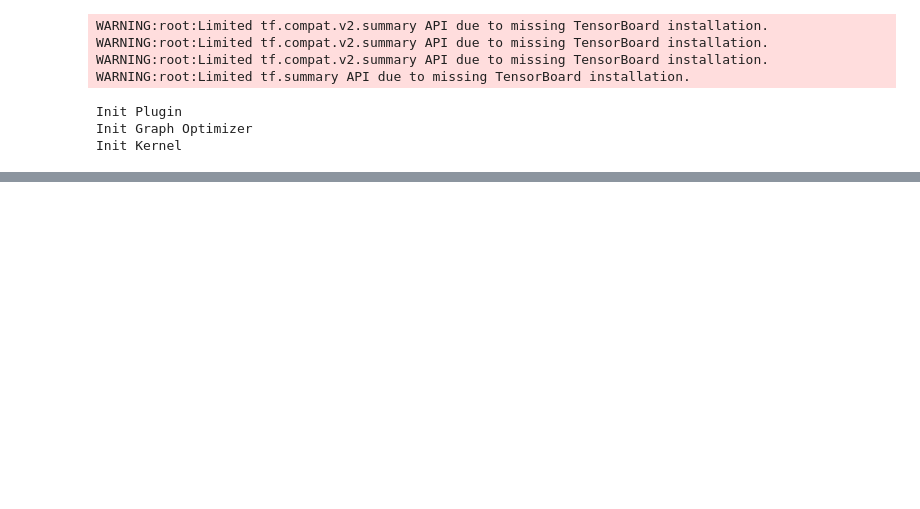
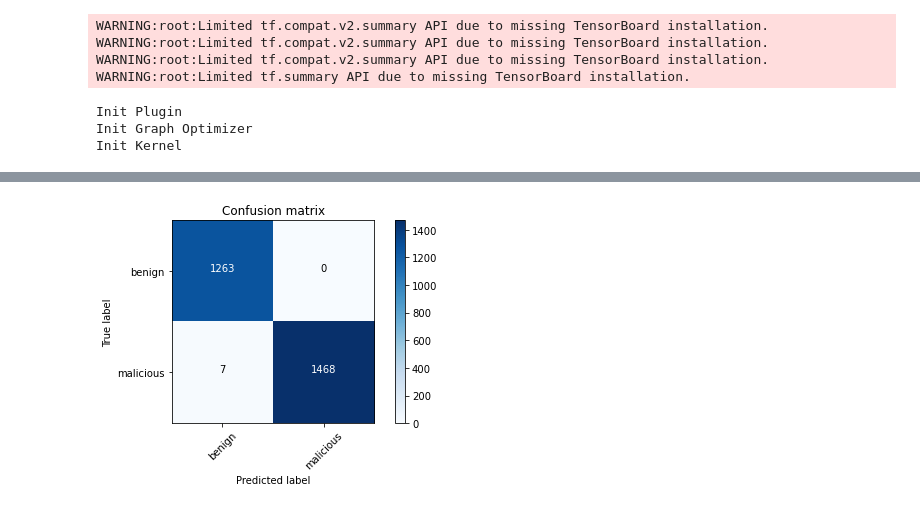
Before and after one commit to alphabeta2206/Mal_URL, a Jupyter notebook: Cross-site/Tfidf.ipynb, the cells around one changed output, grey strips where cells are left out. Saved outputs shown, nothing was run; the diff lists cells and outputs as text; code cells hidden in the pictures; blank space fills up the shorter version.

```diff
--- a/Cross-site/Tfidf.ipynb
+++ b/Cross-site/Tfidf.ipynb
@@ -99,0 +102,4 @@ model2.score(x_test,y_test)
+# %%
+model_dc.fit(x_train,y_train)
+score_dc = model_dc.score(x_test,y_test)
+print(score_dc)
@@ -99,0 +179,5 @@ model2.score(x_test,y_test)
+# %%
+cm = metrics.confusion_matrix(y_test, pred_dc, labels=[0,1])
+plot_confusion_matrix(cm,classes=['benign','malicious'])
+# %% [output]
+[figure, added]
```
Also changed, not shown: parts of 17 cells of this notebook.
